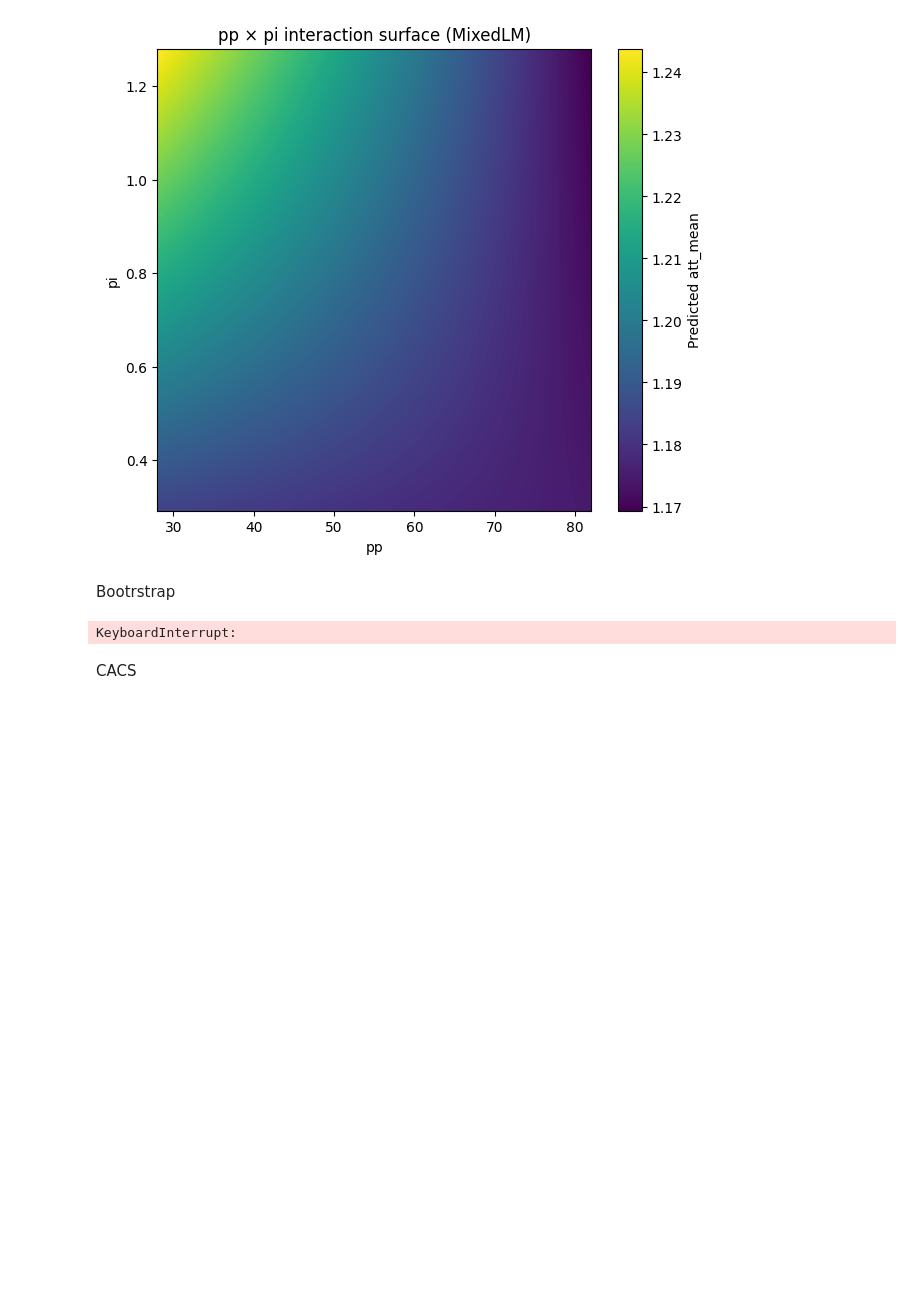
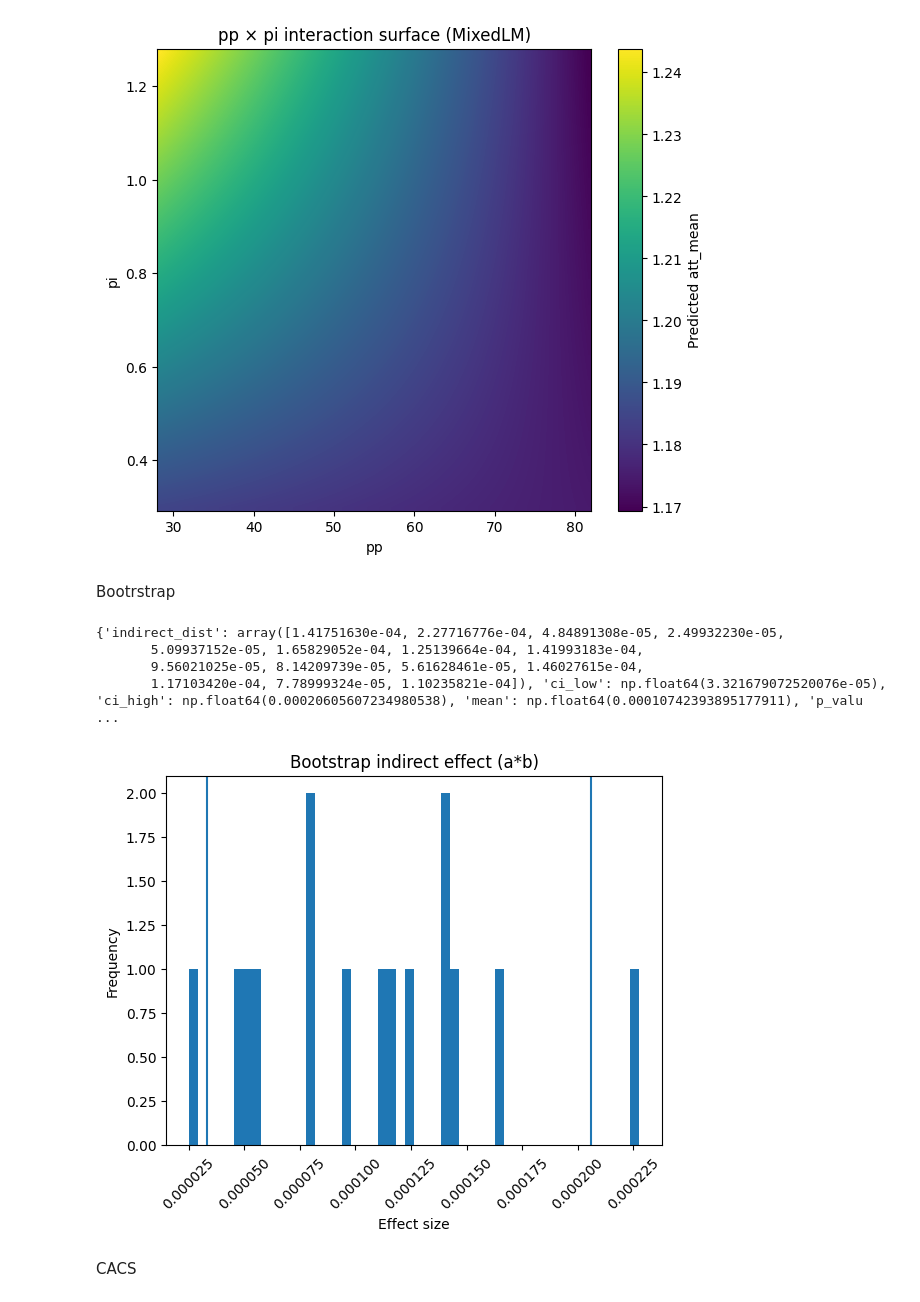
Before and after one commit to CNIC-Neuroimaging/Nvitk, a Jupyter notebook: notebooks/exploration/pesabrain-hemodynamic-modeling/pppiatt_clinical.ipynb, the cells around one changed output. Drawn from its saved outputs; the diff is of its cells as text; code cells hidden in the pictures; blank space fills up the shorter version.

```diff
--- a/notebooks/exploration/pesabrain-hemodynamic-modeling/pppiatt_clinical.ipynb
+++ b/notebooks/exploration/pesabrain-hemodynamic-modeling/pppiatt_clinical.ipynb
@@ -726,8 +766,8 @@ def bootstrap_mediation_by_subject(
                 required_columns=model_cols,
             )
 
-            a = res_m.params["pi"]
-            b = res_y.params["pp"]
+            a = res_m.params["pp"]
+            b = res_y.params["pi"]
 
             indirects.append(a * b)
 
@@ -767,19 +807,24 @@ res_boot = bootstrap_mediation_by_subject(
 
 print(res_boot)
 # %% [output]
-KeyboardInterrupt:
+{'indirect_dist': array([1.41751630e-04, 2.27716776e-04, 4.84891308e-05, 2.49932230e-05,
+       5.09937152e-05, 1.65829052e-04, 1.25139664e-04, 1.41993183e-04,
+       9.56021025e-05, 8.14209739e-05, 5.61628461e-05, 1.46027615e-04,
+       1.17103420e-04, 7.78999324e-05, 1.10235821e-04]), 'ci_low': np.float64(3.321679072520076e-05), 'ci_high': np.float64(0.00020605607234980538), 'mean': np.float64(0.00010742393895177911), 'p_valu ...
 # %%
 import matplotlib.pyplot as plt
 
-plt.hist(res_boot.indirect_dist, bins=50)
-plt.axvline(res_boot.ci_low)
-plt.axvline(res_boot.ci_high)
+plt.hist(res_boot['indirect_dist'], bins=50)
+plt.axvline(res_boot['ci_low'])
+plt.axvline(res_boot['ci_high'])
 plt.title("Bootstrap indirect effect (a*b)")
 plt.xlabel("Effect size")
 plt.ylabel("Frequency")
+plt.xticks(rotation=45)
 
-plt.savefig(_STATSMODELS_BASE_DIR / model_dir / "bootstrap_indirect.png")
-plt.close()
+plt.show()
+# %% [output]
+[figure, added]
 # %% [markdown]
 CACS
 # %%
```
Also changed, not shown: parts of 5 cells of this notebook, 4 other files.
